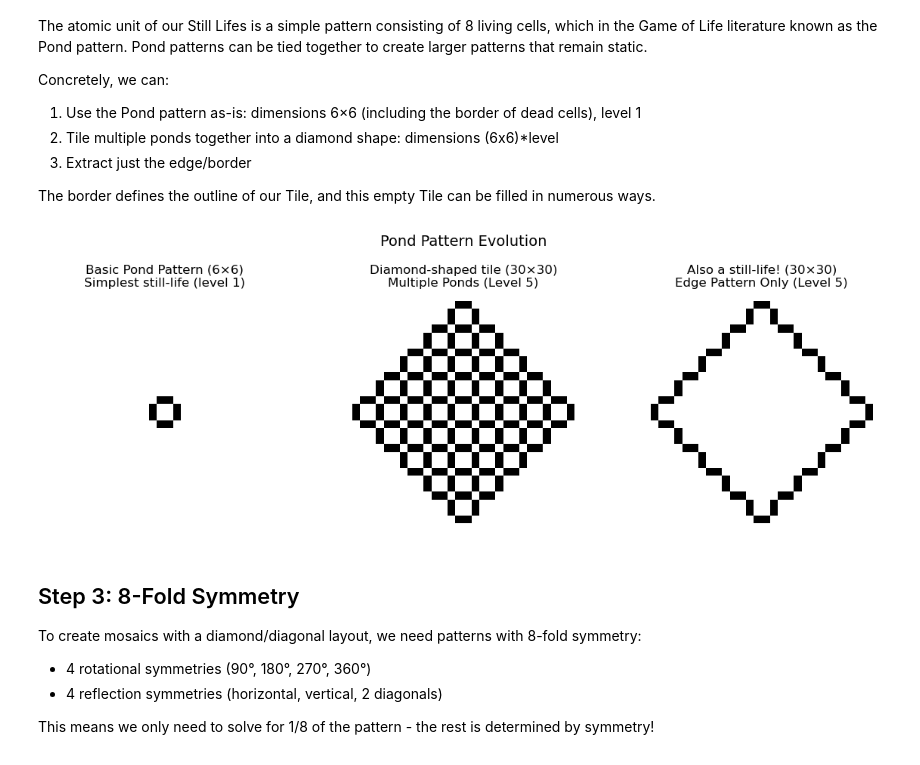
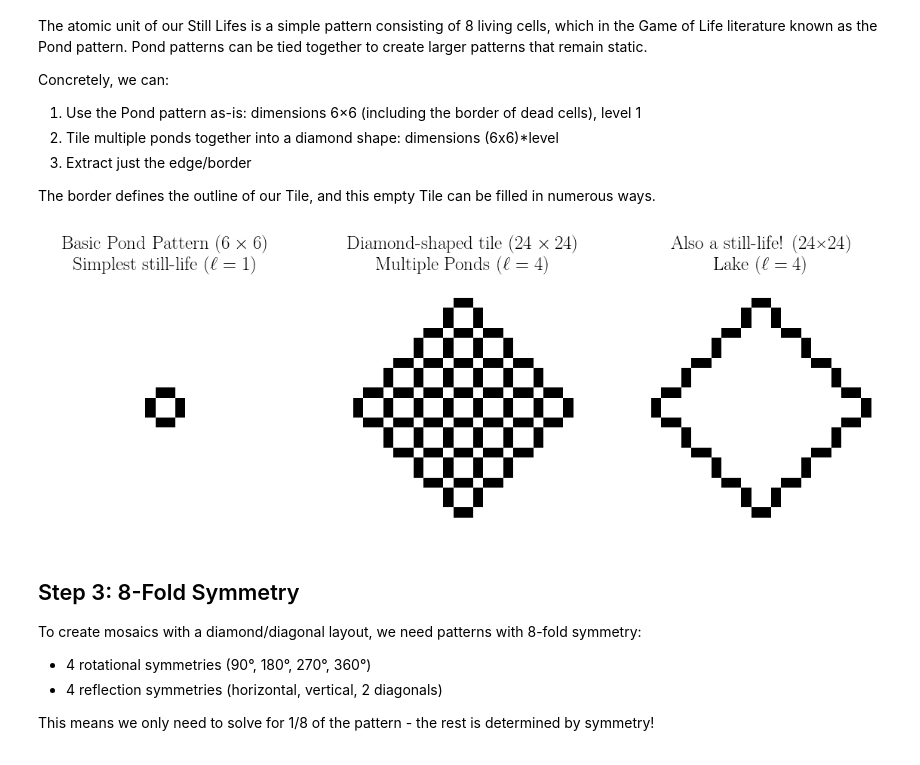
Before and after one commit to mrollier/game-of-life-mosaics, a Jupyter notebook: notebooks/tile_generation.ipynb, the cells around one changed output. Cells and saved outputs as stored; diff of their text form; code cells hidden in the pictures.

```diff
--- a/notebooks/tile_generation.ipynb
+++ b/notebooks/tile_generation.ipynb
@@ -17,6 +17,16 @@ import matplotlib.pyplot as plt
 
 # Import gol_mosaics (installed with: pip install -e .)
 from gol_mosaics import PatternLibrary
+
+# Enable LaTeX and set Times New Roman as the font
+from matplotlib import rcParams
+rcParams.update({
+    "text.usetex": True,
+    "font.family": "serif",
+    "font.serif": ["Times New Roman"],
+    "figure.dpi": 100,
+    "savefig.dpi": 1200,
+})
 
 # Note: This notebook requires a Gurobi license
 # Academic licenses are free: https://www.gurobi.com/academia/
@@ -85,42 +101,47 @@ The border defines the outline of our Tile, and this empty Tile can be filled in
 # %%
 # Show how the pattens are built up
 # Use the library from Step 1, or create an instance for pond patterns
-level = 5
+level = 4
 library = PatternLibrary.load(level=level)
 
 fig, axes = plt.subplots(1, 3, figsize=(12, 4))
+fontsize=18
+title_offset = 1.05
 
 # 0. get pond_multiple object for dimensions
 pond_multiple = library.pond_pattern_multiple()
 height, width = pond_multiple.shape
 
 # 1. Basic pond pattern (6x6)
 basic_pond = PatternLibrary.pond_pattern()
 basic_pond_show = np.zeros_like(pond_multiple)
 basic_pond_show[3*level-2:3*level+2,3*level-2:3*level+2] = basic_pond
 axes[0].imshow(basic_pond_show, cmap='binary', interpolation='nearest')
-axes[0].set_title('Basic Pond Pattern (6×6)\nSimplest still-life (level 1)', fontsize=12)
+axes[0].set_title(f'Basic Pond Pattern ($6 \\times 6$)\nSimplest still-life ($\\ell = 1$)', fontsize=fontsize, y=title_offset)
 axes[0].axis('off')
 axes[0].set_xticks(np.arange(-0.5, 4, 1), minor=True)
 axes[0].set_yticks(np.arange(-0.5, 4, 1), minor=True)
 axes[0].grid(which='minor', color='gray', linestyle='-', linewidth=0.5, alpha=0.3)
 
 # 2. Multiple ponds glued together
 axes[1].imshow(pond_multiple, cmap='binary', interpolation='nearest')
-axes[1].set_title(f'Diamond-shaped tile ({height}×{width})\nMultiple Ponds (Level {level})', fontsize=12)
+axes[1].set_title(f'Diamond-shaped tile (${height}\\times{width}$)\nMultiple Ponds ($\\ell = {level}$)', fontsize=fontsize, y=title_offset)
 axes[1].axis('off')
 
 # 3. Edge pattern only
 pond_edge = library.pond_pattern_edge()
 axes[2].imshow(pond_edge, cmap='binary', interpolation='nearest')
-axes[2].set_title(f'Also a still-life! ({height}×{width})\nEdge Pattern Only (Level {level})', fontsize=12)
+axes[2].set_title(f'Also a still-life! ({height}×{width})\nLake ($\\ell = {level}$)', fontsize=fontsize, y=title_offset)
 axes[2].axis('off')
 
-plt.suptitle('Pond Pattern Evolution', fontsize=14, y=1.02)
+# plt.suptitle('Pond Pattern Evolution', fontsize=14, y=1.02)
 plt.tight_layout()
+
+plt.savefig(f'gol_mosaics_level_{level}_pond_and_lake.pdf', bbox_inches='tight')
+
 plt.show()
 # %% [output]
-[figure, old version]
+[figure, new version]
 # %% [markdown]
 ## Step 3: 8-Fold Symmetry
 
```
Also changed, not shown: parts of 4 cells of this notebook, 24 other files.
